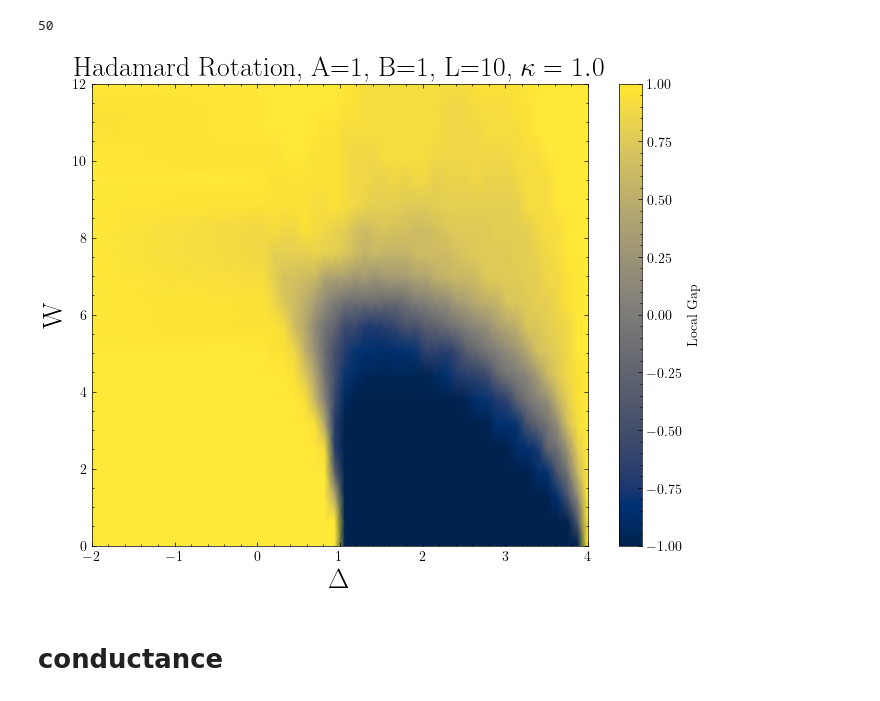
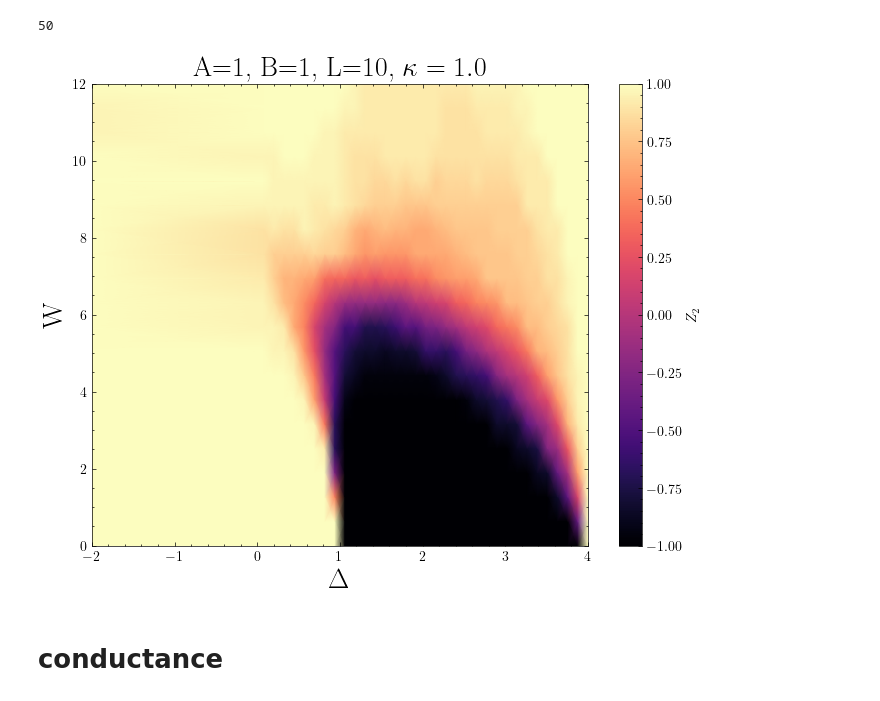
Before and after one commit to lauragoms/TAI-localizer, a Jupyter notebook: codes/clean.ipynb, the cells around one changed output. Drawn from its saved outputs; the diff is of its cells as text; code cells hidden in the pictures.

```diff
--- a/codes/clean.ipynb
+++ b/codes/clean.ipynb
@@ -193,9 +195,9 @@ len(D_completed)
 50
 # %%
 reload(pl)
-pl.map_Delta_W_localgap(D_completed,np.linspace(0,12,20),np.array(g_completed).T,title=r'Hadamard Rotation, A=1, B=1, L=10, $\kappa=1.0$')
+pl.map_Delta_W_z2(D_completed,np.linspace(0,12,20),np.array(g_completed).T,title=r'A=1, B=1, L=10, $\kappa=1.0$')
 # %% [output]
-[figure, old version]
+[figure, new version]
 # %% [markdown]
 # conductance
 # %%
```
Also changed, not shown: parts of 7 cells of this notebook, 4 other files.
